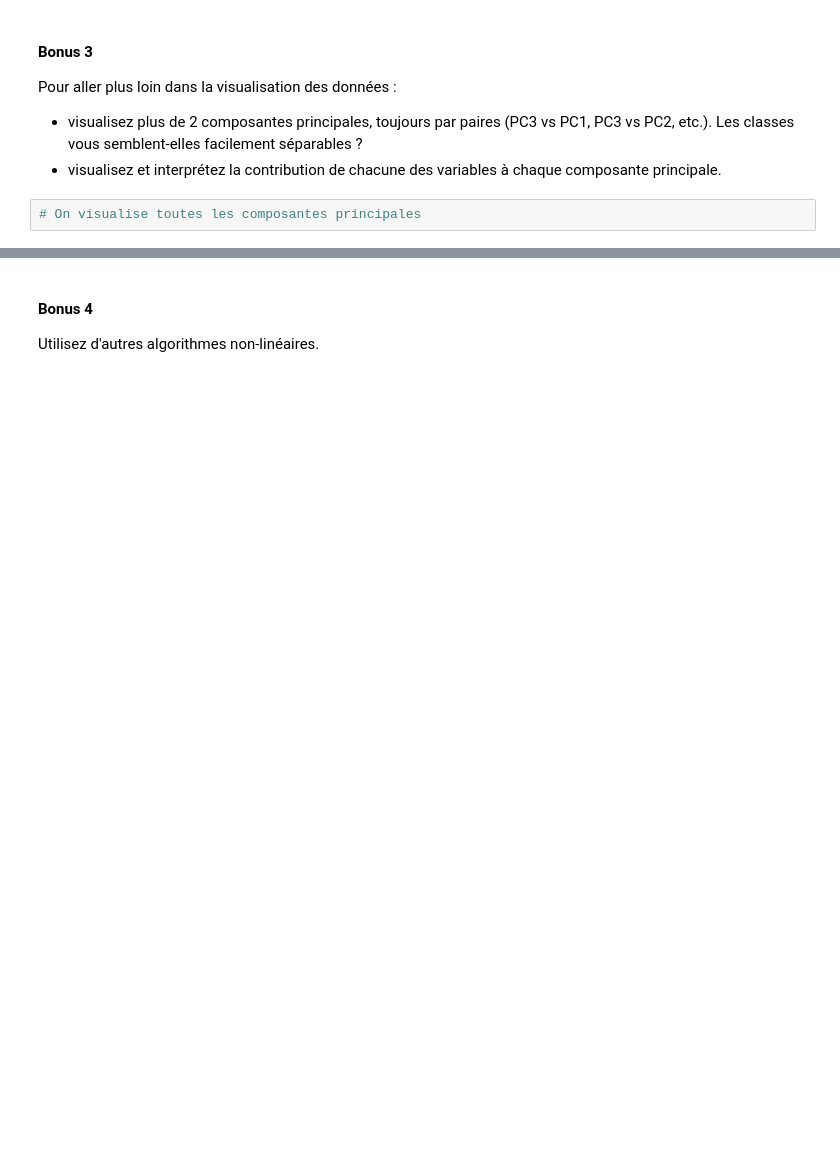
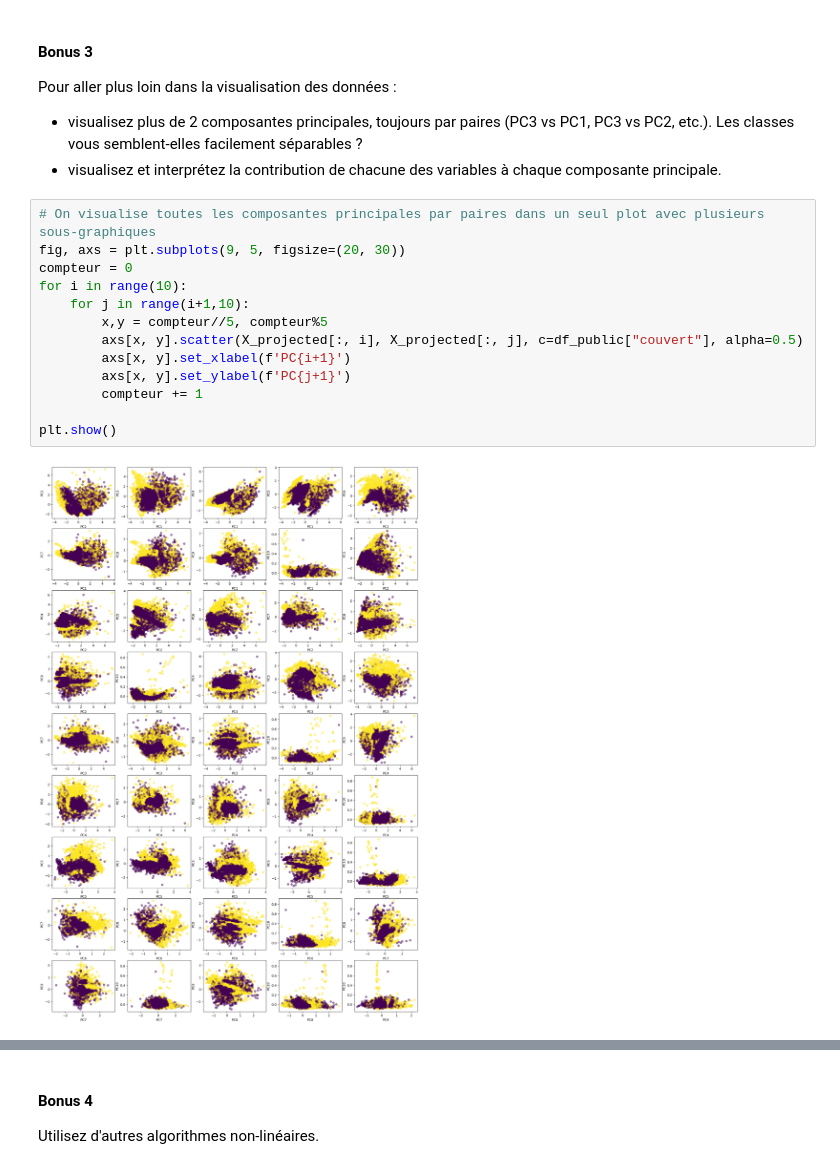
Before and after one commit to donatiendelachesnais/Projet-sciences-des-donn-es, a Jupyter notebook: Projet_SDD_2024.ipynb, the cells around one changed output, grey strips where cells are left out. Cells and saved outputs as stored; diff of their text form; blank space fills up the shorter version.

```diff
--- a/Projet_SDD_2024.ipynb
+++ b/Projet_SDD_2024.ipynb
@@ -633,4 +652,17 @@ Pour aller plus loin dans la visualisation des données :
 * visualisez plus de 2 composantes principales, toujours par paires (PC3 vs PC1, PC3 vs PC2, etc.). Les classes vous semblent-elles facilement séparables ?
 * visualisez et interprétez la contribution de chacune des variables à chaque composante principale.
 # %%
-# On visualise toutes les composantes principales
+# On visualise toutes les composantes principales par paires dans un seul plot avec plusieurs sous-graphiques
+fig, axs = plt.subplots(9, 5, figsize=(20, 30))
+compteur = 0
+for i in range(10):
+    for j in range(i+1,10):
+        x,y = compteur//5, compteur%5
+        axs[x, y].scatter(X_projected[:, i], X_projected[:, j], c=df_public["couvert"], alpha=0.5)
+        axs[x, y].set_xlabel(f'PC{i+1}')
+        axs[x, y].set_ylabel(f'PC{j+1}')
+        compteur += 1
+
+plt.show()
+# %% [output]
+[figure, added]
```
Also changed, not shown: parts of 5 cells of this notebook.
